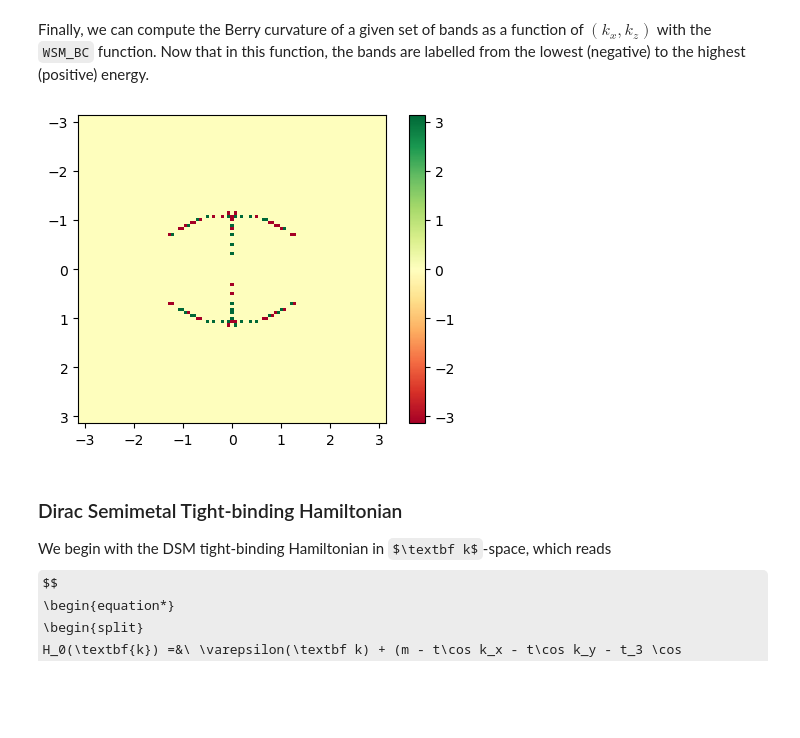
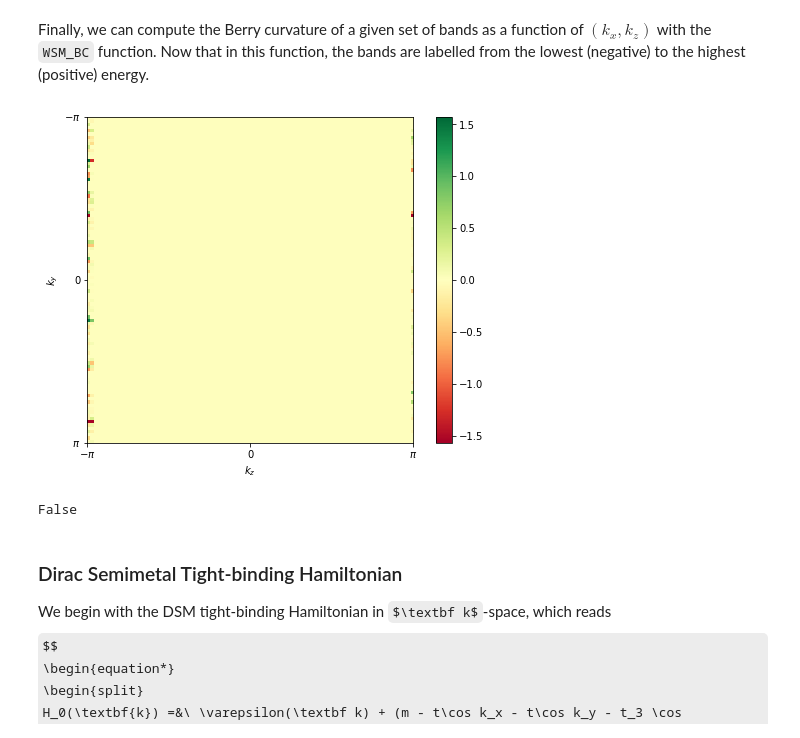
Before and after one commit to ruihao-li/TSM-tight-binding, a Jupyter notebook: TSM_TB_demo.ipynb, the cells around one changed output. Cells and saved outputs as stored; diff of their text form; code cells hidden in the pictures; some formulas as TeX source; blank space fills up the shorter version.

```diff
--- a/TSM_TB_demo.ipynb
+++ b/TSM_TB_demo.ipynb
@@ -114,28 +114,36 @@ bc = WSM_BC(
     syst=weyl_template,
     params=params,
     ts_dir="yz",
-    L=20,
+    L=10,
     band_indices=band_indices,
     ks=ks,
 )
 # %%
-def plot_BC(bc, ks):
-    plt.figure(figsize=(6, 4))
+def plot_BC(bc, ks, ts_dir):
+    plt.figure(figsize=(8, 6))
     vmax = max(np.abs(bc).min(), np.abs(bc).max())
+    plt.xticks([-np.pi, 0, np.pi], [r"$-\pi$", "0", r"$\pi$"])
+    plt.yticks([-np.pi, 0, np.pi], [r"$-\pi$", "0", r"$\pi$"])
+    plt.xlabel(r"$k_{}$".format(ts_dir[1]))
+    plt.ylabel(r"$k_{}$".format(ts_dir[0]))
     plt.imshow(
         bc,
         extent=(ks.min(), ks.max(), ks.max(), ks.min()),
         interpolation="none",
         cmap="RdYlGn",
         vmin=-vmax,
         vmax=vmax,
     )
     plt.colorbar()
 
 
-plot_BC(bc, ks)
+plot_BC(bc, ks, "yz")
 # %% [output]
-[figure, old version]
+[figure, new version]
+# %%
+np.all(np.isclose(bc, 0.0))
+# %% [output]
+False
 # %% [markdown]
 ### Dirac Semimetal Tight-binding Hamiltonian
 We begin with the DSM tight-binding Hamiltonian in $\textbf k$-space, which reads
```
Also changed, not shown: parts of 5 cells of this notebook, 1 other file.
